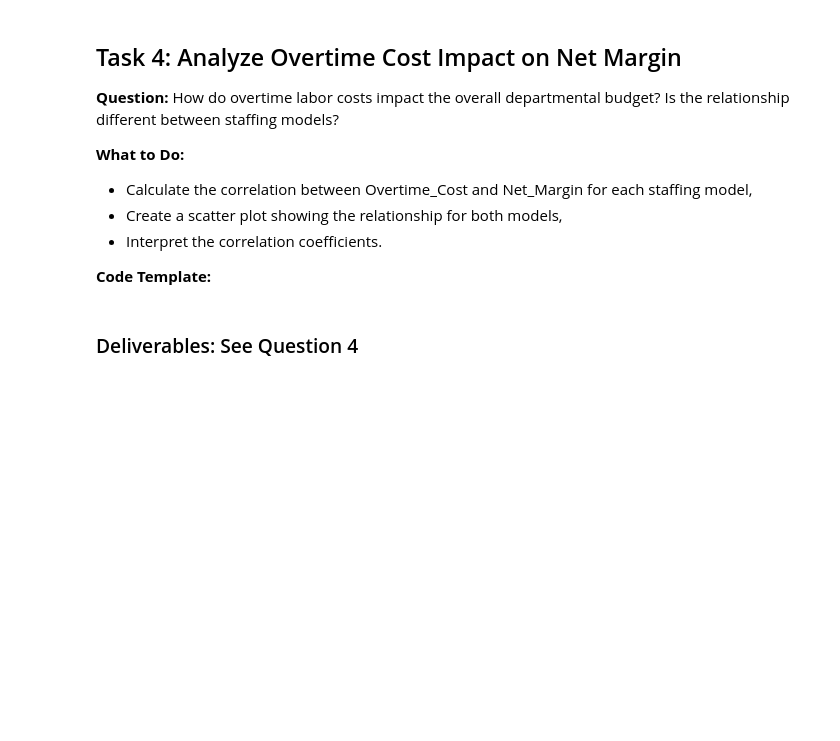
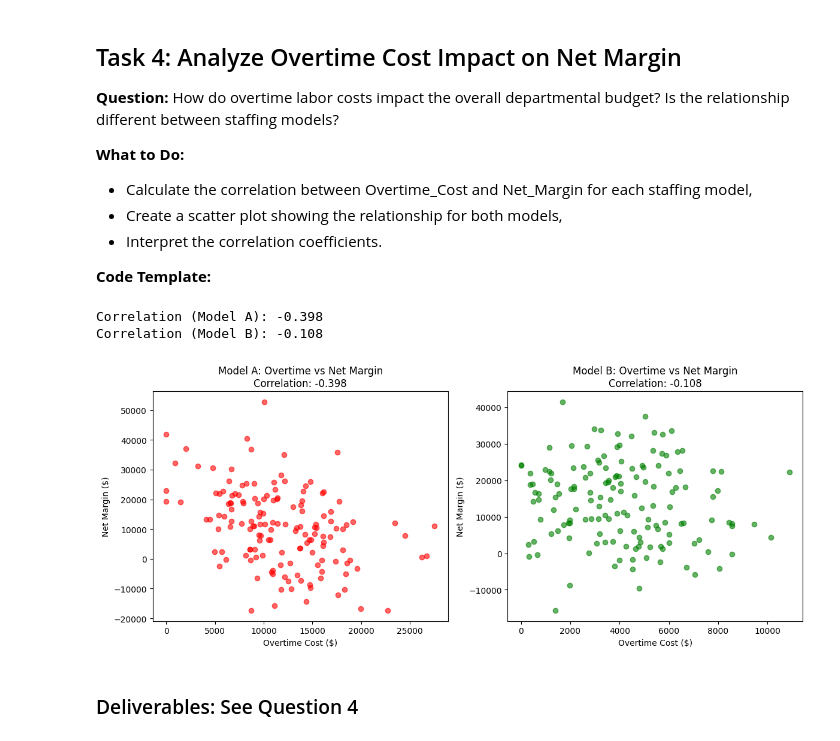
Before and after one commit to hawa1983/MG-628, a Jupyter notebook: Week_7.ipynb, the cells around one changed output. Saved outputs shown, nothing was run; the diff lists cells and outputs as text; code cells hidden in the pictures; blank space fills up the shorter version.

```diff
--- a/Week_7.ipynb
+++ b/Week_7.ipynb
@@ -304,7 +601,7 @@ import matplotlib.pyplot as plt
 import seaborn as sns
 
 # Load the data
-df = pd.read_csv('hospital_staffing_simulation.csv')
+df = pd.read_csv('https://raw.githubusercontent.com/hawa1983/MG-628/refs/heads/main/hospital_staffing_simulation.csv')
 print(df.head(10))
 
 # Overall average net margin
@@ -421,23 +751,28 @@ else:    print(f"Result: NOT SIGNIFICANT (p >= {alpha})")
 # %%
 # Calculate correlation for each staffing model
 corr_a = model_a['Overtime_Cost'].corr(model_a['Net_Margin'])
 corr_b = model_b['Overtime_Cost'].corr(model_b['Net_Margin'])
 print(f"Correlation (Model A): {corr_a:.3f}")
 print(f"Correlation (Model B): {corr_b:.3f}")
 
 # Create scatter plot
 plt.figure(figsize=(12, 5))
 plt.subplot(1, 2, 1)
 plt.scatter(model_a['Overtime_Cost'], model_a['Net_Margin'], alpha=0.6, color='red')
 plt.xlabel('Overtime Cost ($)')
 plt.ylabel('Net Margin ($)')
 plt.title(f'Model A: Overtime vs Net Margin\nCorrelation: {corr_a:.3f}')
 plt.subplot(1, 2, 2)
 plt.scatter(model_b['Overtime_Cost'], model_b['Net_Margin'], alpha=0.6, color='green')
 plt.xlabel('Overtime Cost ($)')
 plt.ylabel('Net Margin ($)')
 plt.title(f'Model B: Overtime vs Net Margin\nCorrelation: {corr_b:.3f}')
-plt.tight_layout() plt.show()
+plt.tight_layout()
+plt.show()
+# %% [output]
+Correlation (Model A): -0.398
+Correlation (Model B): -0.108
+[figure, added]
 # %% [markdown]
 ### Deliverables: See Question 4
 # %% [markdown]
```
Also changed, not shown: parts of 54 cells of this notebook.
